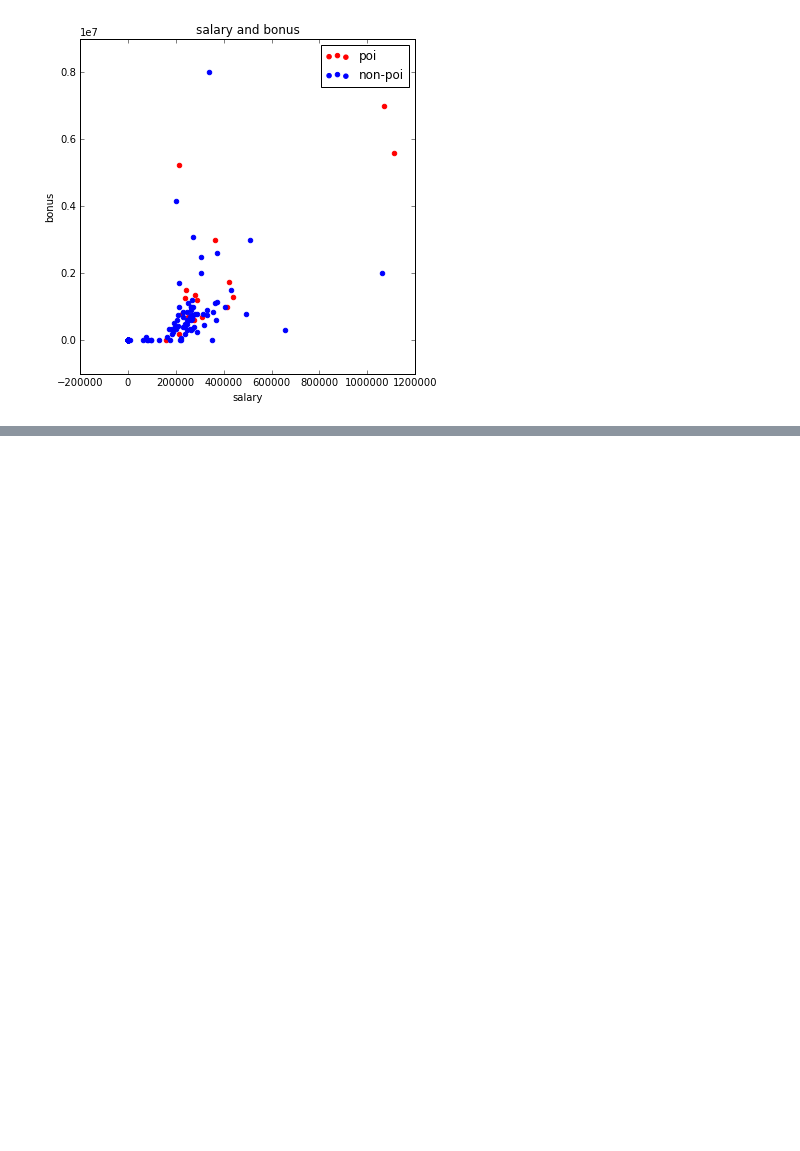
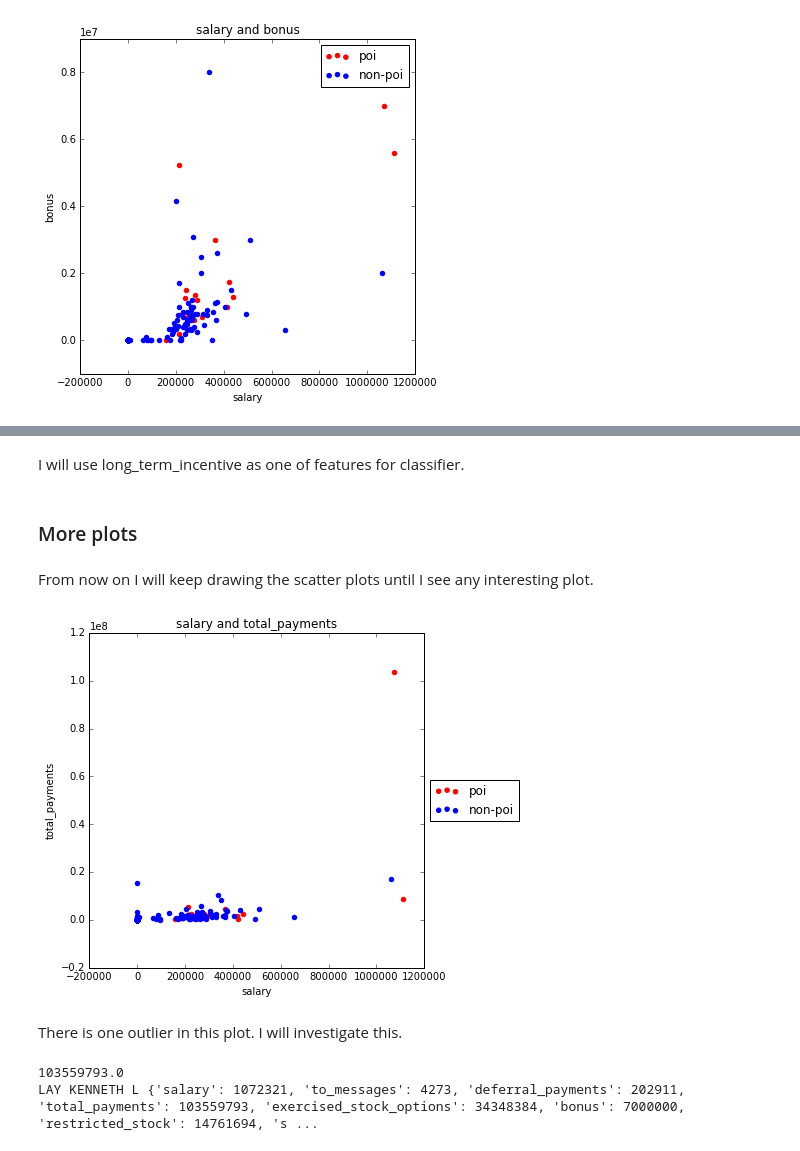
Before and after one commit to wonjunee/machine-learning, a Jupyter notebook: ud120-projects/final_project/final_project.ipynb, the cells around one changed output, grey strips where cells are left out. Cells and saved outputs as stored; diff of their text form; code cells hidden in the pictures; blank space fills up the shorter version.

```diff
--- a/ud120-projects/final_project/final_project.ipynb
+++ b/ud120-projects/final_project/final_project.ipynb
@@ -319,0 +548,24 @@ Due to the symmetry of the overall plot, I decide to apply PCA to salary and bon
+# %% [markdown]
+I will use long_term_incentive as one of features for classifier.
+# %% [markdown]
+### More plots
+# %% [markdown]
+From now on I will keep drawing the scatter plots until I see any interesting plot.
+# %%
+scatter_plotting("salary","total_payments")
+# %% [output]
+[figure, added]
+# %% [markdown]
+There is one outlier in this plot. I will investigate this.
+# %%
+total_payments_ind = features_list.index("total_payments")
+for i in data[:,total_payments_ind]:
+    if i > .6e8:
+        print i
+        big_payment = i
+for k,v in data_dict.iteritems():
+    if v["total_payments"] == big_payment:
+        print k, v
+# %% [output]
+103559793.0
+LAY KENNETH L {'salary': 1072321, 'to_messages': 4273, 'deferral_payments': 202911, 'total_payments': 103559793, 'exercised_stock_options': 34348384, 'bonus': 7000000, 'restricted_stock': 14761694, 's ...
```
Also changed, not shown: parts of 20 cells of this notebook.
